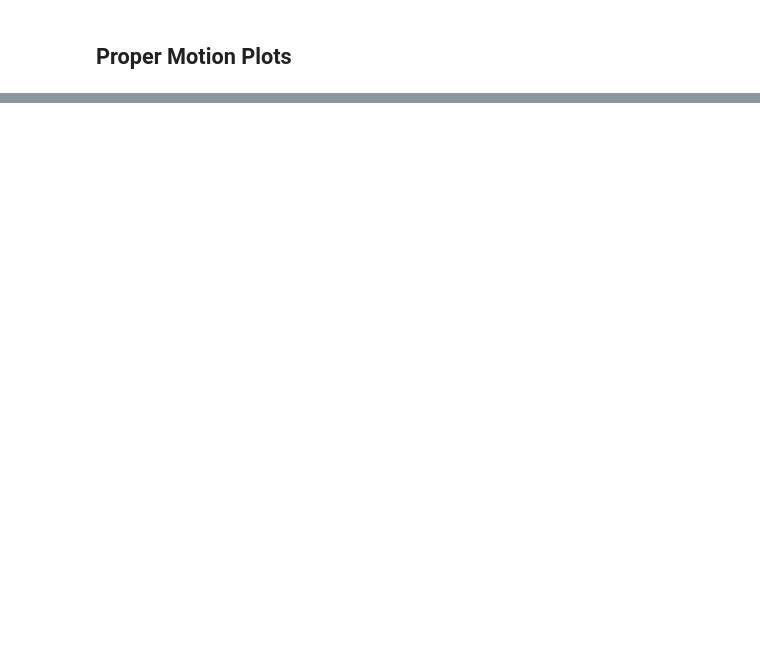
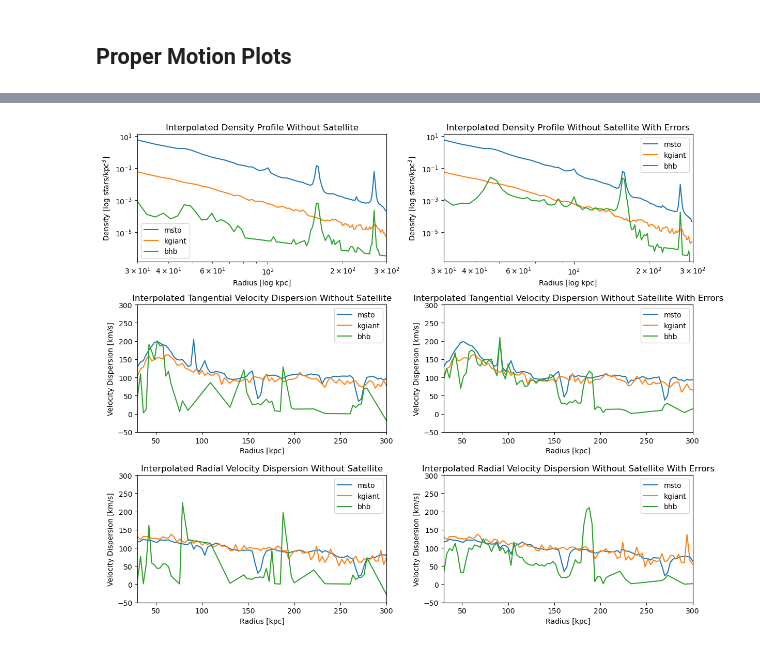
Before and after one commit to aeden2019/rubin_mw_mocks, a Jupyter notebook: src/analysis/error_plots.ipynb, the cells around one changed output, grey strips where cells are left out. Saved outputs shown, nothing was run; the diff lists cells and outputs as text; code cells hidden in the pictures; blank space fills up the shorter version.

Commit message:
Population plots with errors

```diff
--- a/src/analysis/error_plots.ipynb
+++ b/src/analysis/error_plots.ipynb
@@ -309,0 +458,92 @@ plt.show()
+# %%
+# Apply interpolation to each dataset for velocity radial dispersion
+msto_r_interp_sat, msto_vr_disp_interp_sat = getPlots.interpolate_velocity(dr[1:], msto_vr_disp_r_sat)
+kgiant_r_interp_sat, kgiant_vr_disp_interp_sat = getPlots.interpolate_velocity(dr[1:], kgiant_vr_disp_r_sat)
+bhb_r_interp_sat, bhb_vr_disp_interp_sat = getPlots.interpolate_velocity(dr[1:], bhb_vr_disp_r_sat)
+# %%
+# Apply interpolation to each dataset for velocity radial dispersion
+msto_r_interp_sat_err, msto_vr_disp_interp_sat_err = getPlots.interpolate_velocity(dr[1:], msto_vr_disp_r_sat_err)
+kgiant_r_interp_sat_err, kgiant_vr_disp_interp_sat_err = getPlots.interpolate_velocity(dr[1:], kgiant_vr_disp_r_sat_err)
+bhb_r_interp_sat_err, bhb_vr_disp_interp_sat_err = getPlots.interpolate_velocity(dr[1:], bhb_vr_disp_r_sat_err)
+# %%
+# Apply interpolation to each dataset for velocity tangential dispersion
+msto_r_interp_sat, msto_v_disp_interp_sat = getPlots.interpolate_velocity(dr[1:], msto_v_disp_sat)
+kgiant_r_interp_sat, kgiant_v_disp_interp_sat = getPlots.interpolate_velocity(dr[1:], kgiant_v_disp_sat)
+bhb_r_interp_sat, bhb_v_disp_interp_sat = getPlots.interpolate_velocity(dr[1:], bhb_v_disp_sat)
+# %%
+# Apply interpolation to each dataset for velocity tangential dispersion
+msto_r_interp_sat_err, msto_v_disp_interp_sat_err = getPlots.interpolate_velocity(dr[1:], msto_v_disp_sat_err)
+kgiant_r_interp_sat_err, kgiant_v_disp_interp_sat_err = getPlots.interpolate_velocity(dr[1:], kgiant_v_disp_sat_err)
+bhb_r_interp_sat_err, bhb_v_disp_interp_sat_err = getPlots.interpolate_velocity(dr[1:], bhb_v_disp_sat_err)
+# %%
+# Create a figure with multiple subplots
+fig, axes = plt.subplots(3, 2, figsize=(12, 10))
+
+axes[0, 0].loglog(msto_x_interp_sat, msto_y_interp_sat, label='msto')
+axes[0, 0].loglog(kgiant_x_interp_sat, kgiant_y_interp_sat, label='kgiant')
+axes[0, 0].loglog(bhb_x_interp_sat, bhb_y_interp_sat, label='bhb')
+axes[0, 0].set_xlabel('Radius [log kpc]')
+axes[0, 0].set_ylabel('Density [log stars/kpc$^3$]')
+axes[0, 0].set_xlim(rmin, rmax)
+axes[0, 0].set_ylim()
+axes[0, 0].legend()
+axes[0, 0].set_title('Interpolated Density Profile Without Satellite')
+
+axes[0, 1].loglog(msto_x_interp_sat_err, msto_y_interp_sat_err, label='msto')
+axes[0, 1].loglog(kgiant_x_interp_sat_err, kgiant_y_interp_sat_err, label='kgiant')
+axes[0, 1].loglog(bhb_x_interp_sat_err, bhb_y_interp_sat_err, label='bhb')
+axes[0, 1].set_xlabel('Radius [log kpc]')
+axes[0, 1].set_ylabel('Density [log stars/kpc$^3$]')
+axes[0, 1].set_xlim(rmin, rmax)
+axes[0, 1].set_ylim()
+axes[0, 1].legend()
+axes[0, 1].set_title('Interpolated Density Profile Without Satellite With Errors')
+
+axes[1, 0].plot(msto_r_interp_sat, msto_v_disp_interp_sat, label='msto')
+axes[1, 0].plot(kgiant_r_interp_sat, kgiant_v_disp_interp_sat, label='kgiant')
+axes[1, 0].plot(bhb_r_interp_sat, bhb_v_disp_interp_sat, label='bhb')
+axes[1, 0].set_xlabel('Radius [kpc]')
+axes[1, 0].set_ylabel('Velocity Dispersion [km/s]')
+axes[1, 0].set_xlim(rmin, rmax)
+axes[1, 0].set_ylim(-50, 300)
+axes[1, 0].legend()
+axes[1, 0].set_title('Interpolated Tangential Velocity Dispersion Without Satellite')
+
+axes[1, 1].plot(msto_r_interp_sat_err, msto_v_disp_interp_sat_err, label='msto')
+axes[1, 1].plot(kgiant_r_interp_sat_err, kgiant_v_disp_interp_sat_err, label='kgiant')
+axes[1, 1].plot(bhb_r_interp_sat_err, bhb_v_disp_interp_sat_err, label='bhb')
+axes[1, 1].set_xlabel('Radius [kpc]')
+axes[1, 1].set_ylabel('Velocity Dispersion [km/s]')
+axes[1, 1].set_xlim(rmin, rmax)
+axes[1, 1].set_ylim(-50, 300)
+axes[1, 1].legend()
+axes[1, 1].set_title('Interpolated Tangential Velocity Dispersion Without Satellite With Errors')
+
+axes[2, 0].plot(msto_r_interp_sat, msto_vr_disp_interp_sat, label='msto')
+axes[2, 0].plot(kgiant_r_interp_sat, kgiant_vr_disp_interp_sat, label='kgiant')
+axes[2, 0].plot(bhb_r_interp_sat, bhb_vr_disp_interp_sat, label='bhb')
+axes[2, 0].set_xlabel('Radius [kpc]')
+axes[2, 0].set_ylabel('Velocity Dispersion [km/s]')
+axes[2, 0].set_xlim(rmin, rmax)
+axes[2, 0].set_ylim(-50, 300)
+axes[2, 0].legend()
+axes[2, 0].set_title('Interpolated Radial Velocity Dispersion Without Satellite')
+
+axes[2, 1].plot(msto_r_interp_sat_err, msto_vr_disp_interp_sat_err, label='msto')
+axes[2, 1].plot(kgiant_r_interp_sat_err, kgiant_vr_disp_interp_sat_err, label='kgiant')
+axes[2, 1].plot(bhb_r_interp_sat_err, bhb_vr_disp_interp_sat_err, label='bhb')
+axes[2, 1].set_xlabel('Radius [kpc]')
+axes[2, 1].set_ylabel('Velocity Dispersion [km/s]')
+axes[2, 1].set_xlim(rmin, rmax)
+axes[2, 1].set_ylim(-50, 300)
+axes[2, 1].legend()
+axes[2, 1].set_title('Interpolated Radial Velocity Dispersion Without Satellite With Errors')
+
+
+# Adjust layout to prevent overlap
+plt.tight_layout()
+
+# Show the combined plot
+plt.show()
+# %% [output]
+[figure, added]
```
Also changed, not shown: parts of 48 cells of this notebook.
